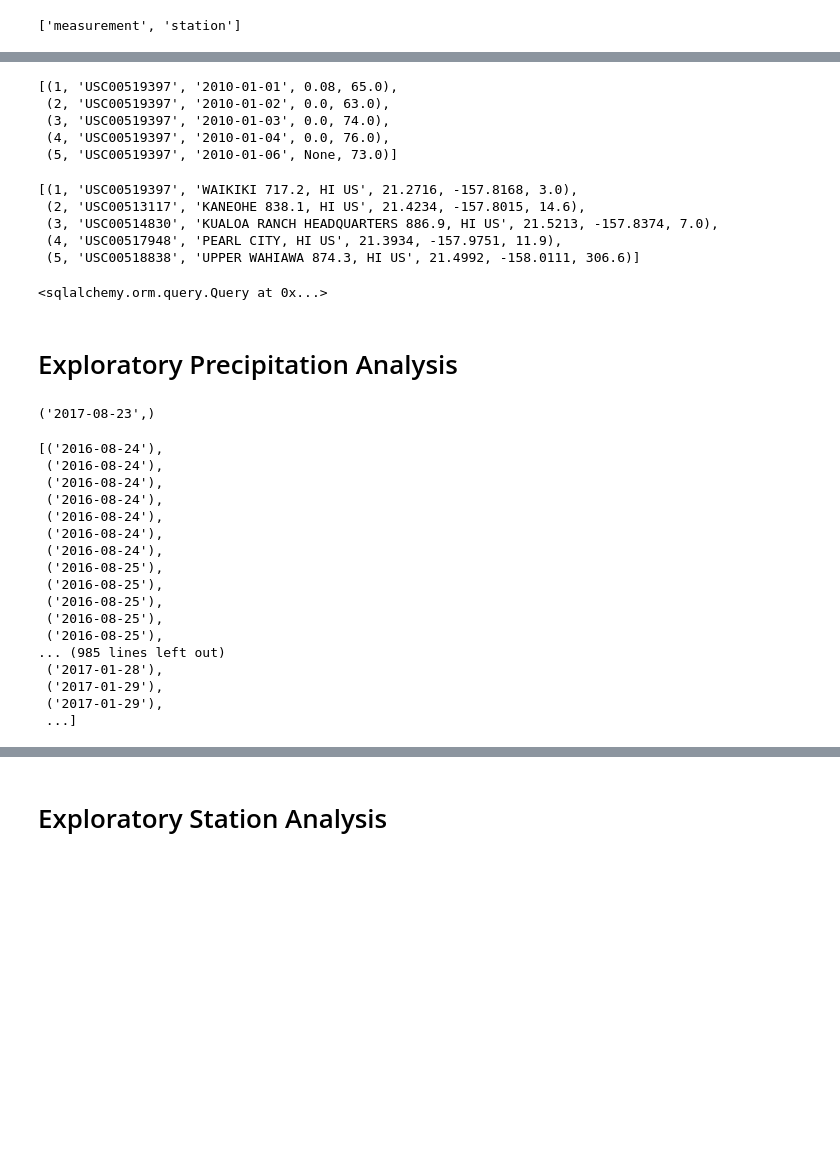
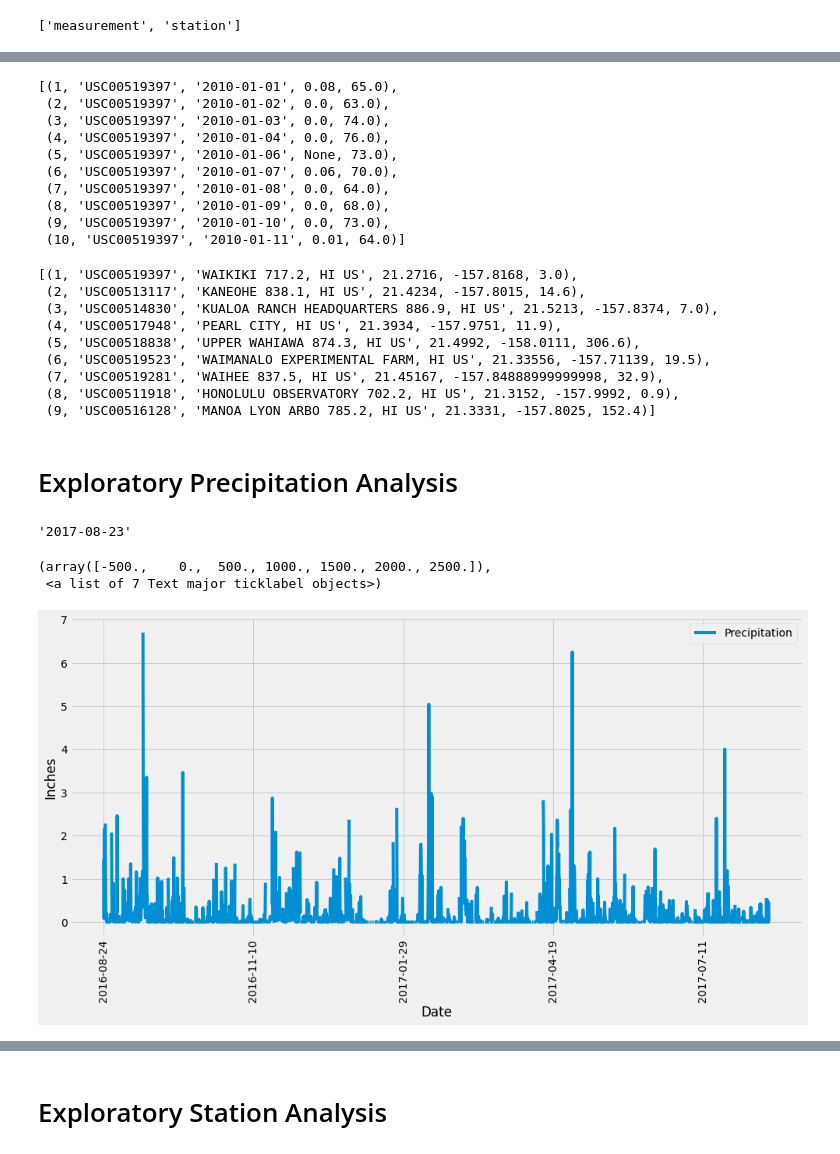
Before and after one commit to Crazyspaceman-hd/sqlalchemy-challenge, a Jupyter notebook: climate_starter.ipynb, the cells around one changed output, grey strips where cells are left out. Cells and saved outputs as stored; diff of their text form; code cells hidden in the pictures; blank space fills up the shorter version.

```diff
--- a/climate_starter.ipynb
+++ b/climate_starter.ipynb
@@ -62,70 +39,66 @@ tobs FLOAT
 # Create our session (link) from Python to the DB
 session = Session(engine)
 # %%
-engine.execute('SELECT * FROM measurement LIMIT 5').fetchall()
+engine.execute('SELECT * FROM measurement LIMIT 10').fetchall()
 # %% [output]
 [(1, 'USC00519397', '2010-01-01', 0.08, 65.0),
  (2, 'USC00519397', '2010-01-02', 0.0, 63.0),
  (3, 'USC00519397', '2010-01-03', 0.0, 74.0),
  (4, 'USC00519397', '2010-01-04', 0.0, 76.0),
- (5, 'USC00519397', '2010-01-06', None, 73.0)]
+ (5, 'USC00519397', '2010-01-06', None, 73.0),
+ (6, 'USC00519397', '2010-01-07', 0.06, 70.0),
+ (7, 'USC00519397', '2010-01-08', 0.0, 64.0),
+ (8, 'USC00519397', '2010-01-09', 0.0, 68.0),
+ (9, 'USC00519397', '2010-01-10', 0.0, 73.0),
+ (10, 'USC00519397', '2010-01-11', 0.01, 64.0)]
 # %%
-engine.execute('SELECT * FROM station LIMIT 5').fetchall()
+engine.execute('SELECT * FROM station LIMIT 50').fetchall()
 # %% [output]
 [(1, 'USC00519397', 'WAIKIKI 717.2, HI US', 21.2716, -157.8168, 3.0),
  (2, 'USC00513117', 'KANEOHE 838.1, HI US', 21.4234, -157.8015, 14.6),
  (3, 'USC00514830', 'KUALOA RANCH HEADQUARTERS 886.9, HI US', 21.5213, -157.8374, 7.0),
  (4, 'USC00517948', 'PEARL CITY, HI US', 21.3934, -157.9751, 11.9),
- (5, 'USC00518838', 'UPPER WAHIAWA 874.3, HI US', 21.4992, -158.0111, 306.6)]
+ (5, 'USC00518838', 'UPPER WAHIAWA 874.3, HI US', 21.4992, -158.0111, 306.6),
+ (6, 'USC00519523', 'WAIMANALO EXPERIMENTAL FARM, HI US', 21.33556, -157.71139, 19.5),
+ (7, 'USC00519281', 'WAIHEE 837.5, HI US', 21.45167, -157.84888999999998, 32.9),
+ (8, 'USC00511918', 'HONOLULU OBSERVATORY 702.2, HI US', 21.3152, -157.9992, 0.9),
+ (9, 'USC00516128', 'MANOA LYON ARBO 785.2, HI US', 21.3331, -157.8025, 152.4)]
-# %%
-Dates = Base.classes.
-# %% [output]
-<sqlalchemy.orm.query.Query at 0x...>
 # %% [markdown]
 # Exploratory Precipitation Analysis
 # %%
 # Find the most recent date in the data set.
-start_date = session.query(measurement.date).order_by(measurement.date.desc()).first()
-print(start_date)
+dates = session.query(measurement.date).order_by(measurement.date.desc()).first()
+dates = dates[0]
+first_date =dt.datetime.strptime(dates, '%Y-%m-%d')
+dates
 # %% [output]
-('2017-08-23',)
+'2017-08-23'
 # %%
 # Design a query to retrieve the last 12 months of precipitation data and plot the results.
+
 # Starting from the most recent data point in the database.
-session.query(measurement.date).order_by(measurement.date.desc()).first()
 # Calculate the date one year from the last date in data set.
-session.query(measurement.date).\
-    filter(measurement.date < '2017-08-23').\
-    filter(measurement.date > '2016-08-23').\
-    order_by(measurement.date).all()
+start_date= first_date -dt.timedelta(days=365)
 
 # Perform a query to retrieve the data and precipitation scores
-
+precipitation = session.query(measurement.date, measurement.prcp).\
+    filter(measurement.date >= start_date).\
+    order_by(measurement.date.desc()).all()
 
 # Save the query results as a Pandas DataFrame and set the index to the date column
-
+precip_df=pd.DataFrame(precipitation, columns=['Date', 'Precipitation'])
+precip_df.set_index('Date', inplace=True, )
+precip_df
 
 # Sort the dataframe by date
-
+precip_df.sort_index(inplace=True)
 
 # Use Pandas Plotting with Matplotlib to plot the data
+precip_df.plot(figsize=(15,7)).set(ylabel='Inches')
+plt.xticks(rotation='vertical')
 # %% [output]
-[('2016-08-24'),
- ('2016-08-24'),
- ('2016-08-24'),
- ('2016-08-24'),
- ('2016-08-24'),
- ('2016-08-24'),
- ('2016-08-24'),
- ('2016-08-25'),
- ('2016-08-25'),
- ('2016-08-25'),
- ('2016-08-25'),
- ('2016-08-25'),
-... (985 lines left out)
- ('2017-01-28'),
- ('2017-01-29'),
- ('2017-01-29'),
- ...]
+(array([-500.,    0.,  500., 1000., 1500., 2000., 2500.]),
+ <a list of 7 Text major ticklabel objects>)
+[figure, added]
 # %%
 # Use Pandas to calcualte the summary statistics for the precipitation data
```
Also changed, not shown: parts of 10 cells of this notebook.
